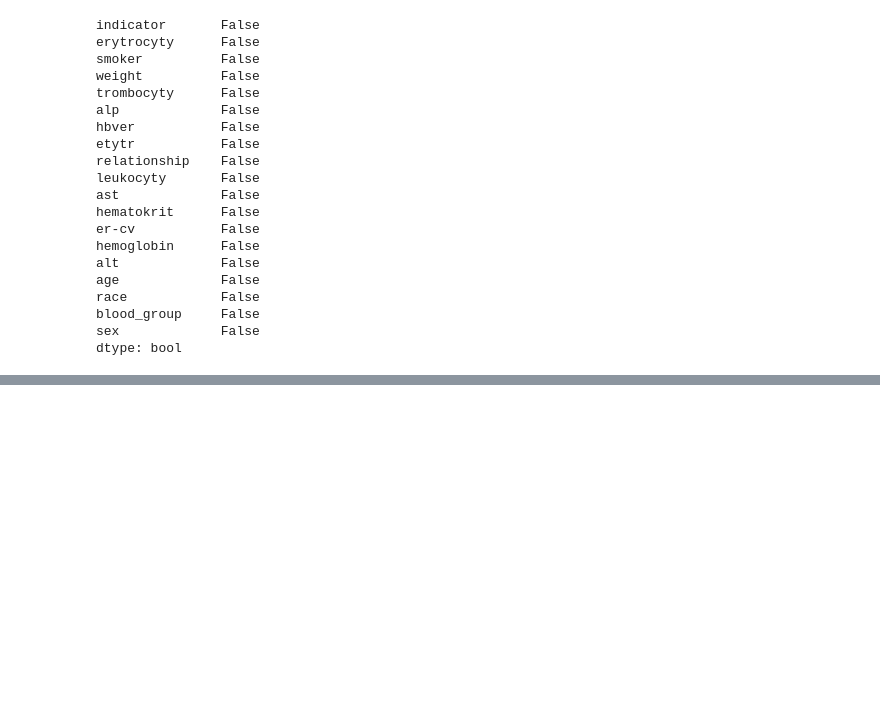
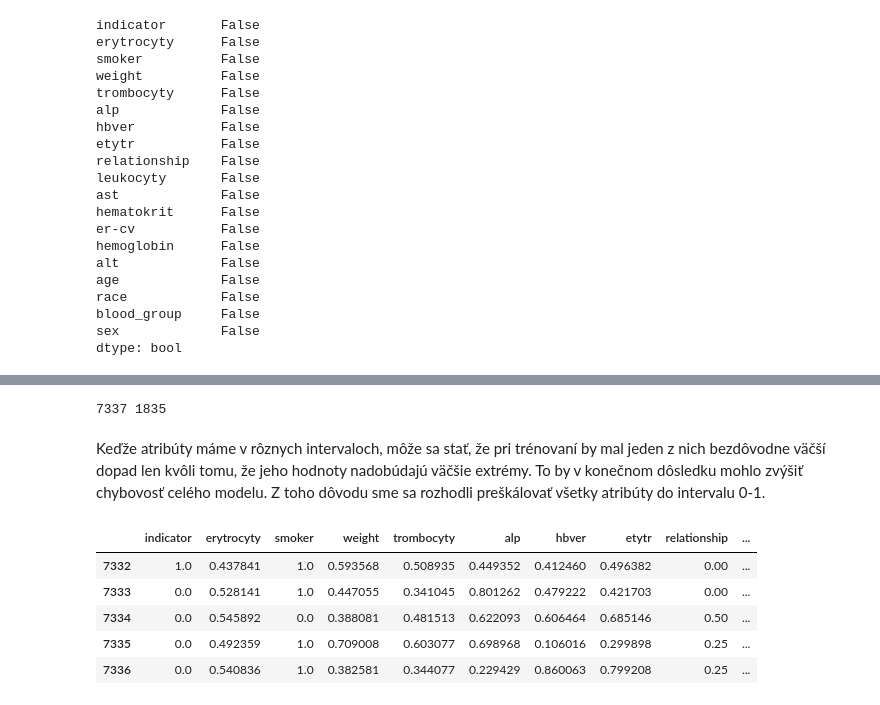
Before and after one commit to michalpidanic/IAU_2021, a Jupyter notebook: zadanie2.ipynb, the cells around one changed output, grey strips where cells are left out. Cells and saved outputs as stored; diff of their text form; code cells hidden in the pictures; blank space fills up the shorter version.

```diff
--- a/zadanie2.ipynb
+++ b/zadanie2.ipynb
@@ -263,0 +325,20 @@ dtype: bool
+# %%
+df_train, df_test = train_test_split(df_merged, test_size=0.2)
+print(df_train.shape[0], df_test.shape[0])
+# %% [output]
+7337 1835
+# %% [markdown]
+Keďže atribúty máme v rôznych intervaloch, môže sa stať, že pri trénovaní by mal jeden z nich bezdôvodne väčší dopad len kvôli tomu, že jeho hodnoty nadobúdajú väčšie extrémy. To by v konečnom dôsledku mohlo zvýšiť chybovosť celého modelu. Z toho dôvodu sme sa rozhodli preškálovať všetky atribúty do intervalu 0-1.
+# %%
+scaler = MinMaxScaler()
+
+# transform data
+df_train = pd.DataFrame(scaler.fit_transform(df_train), columns=df_train.columns)
+df_train.tail()
+# %% [output]
+|  | indicator | erytrocyty | smoker | weight | trombocyty | alp | hbver | etytr | relationship | ... |
+| 7332 | 1.0 | 0.437841 | 1.0 | 0.593568 | 0.508935 | 0.449352 | 0.412460 | 0.496382 | 0.00 | ... |
+| 7333 | 0.0 | 0.528141 | 1.0 | 0.447055 | 0.341045 | 0.801262 | 0.479222 | 0.421703 | 0.00 | ... |
+| 7334 | 0.0 | 0.545892 | 0.0 | 0.388081 | 0.481513 | 0.622093 | 0.606464 | 0.685146 | 0.50 | ... |
+| 7335 | 0.0 | 0.492359 | 1.0 | 0.709008 | 0.603077 | 0.698968 | 0.106016 | 0.299898 | 0.25 | ... |
+| 7336 | 0.0 | 0.540836 | 1.0 | 0.382581 | 0.344077 | 0.229429 | 0.860063 | 0.799208 | 0.25 | ... |
```
Also changed, not shown: parts of 11 cells of this notebook.
